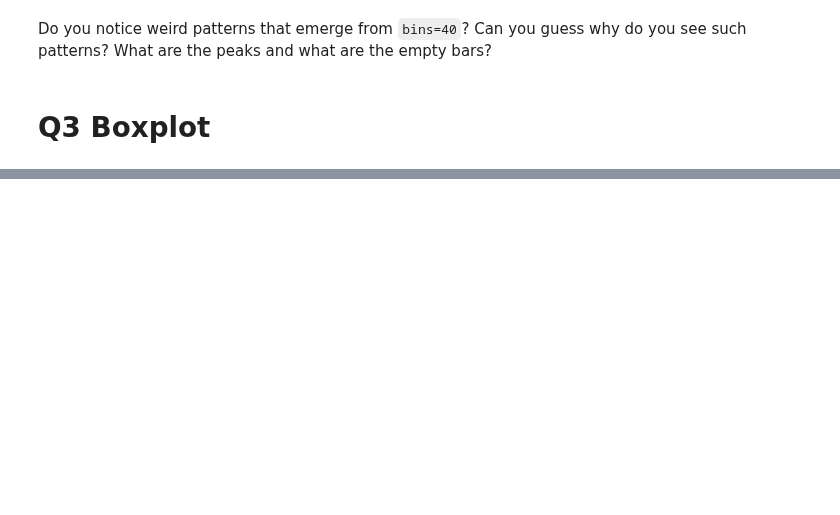
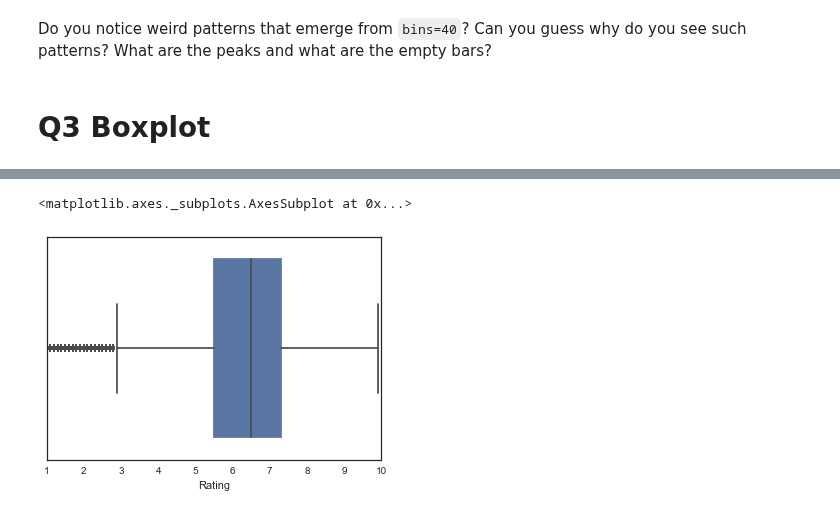
Before and after one commit to yy/dviz-course, a Jupyter notebook: w05-fundamental-1/W05Lab.ipynb, the cells around one changed output, grey strips where cells are left out. Cells and saved outputs as stored; diff of their text form; code cells hidden in the pictures; blank space fills up the shorter version.

Commit message:
boxplot update

```diff
--- a/w05-fundamental-1/W05Lab.ipynb
+++ b/w05-fundamental-1/W05Lab.ipynb
@@ -139,0 +141,5 @@ movie_df['Rating'].plot(kind='box')
+# %%
+sns.boxplot(movie_df['Rating'])
+# %% [output]
+<matplotlib.axes._subplots.AxesSubplot at 0x...>
+[figure, added]
```
Also changed, not shown: parts of 5 cells of this notebook.
